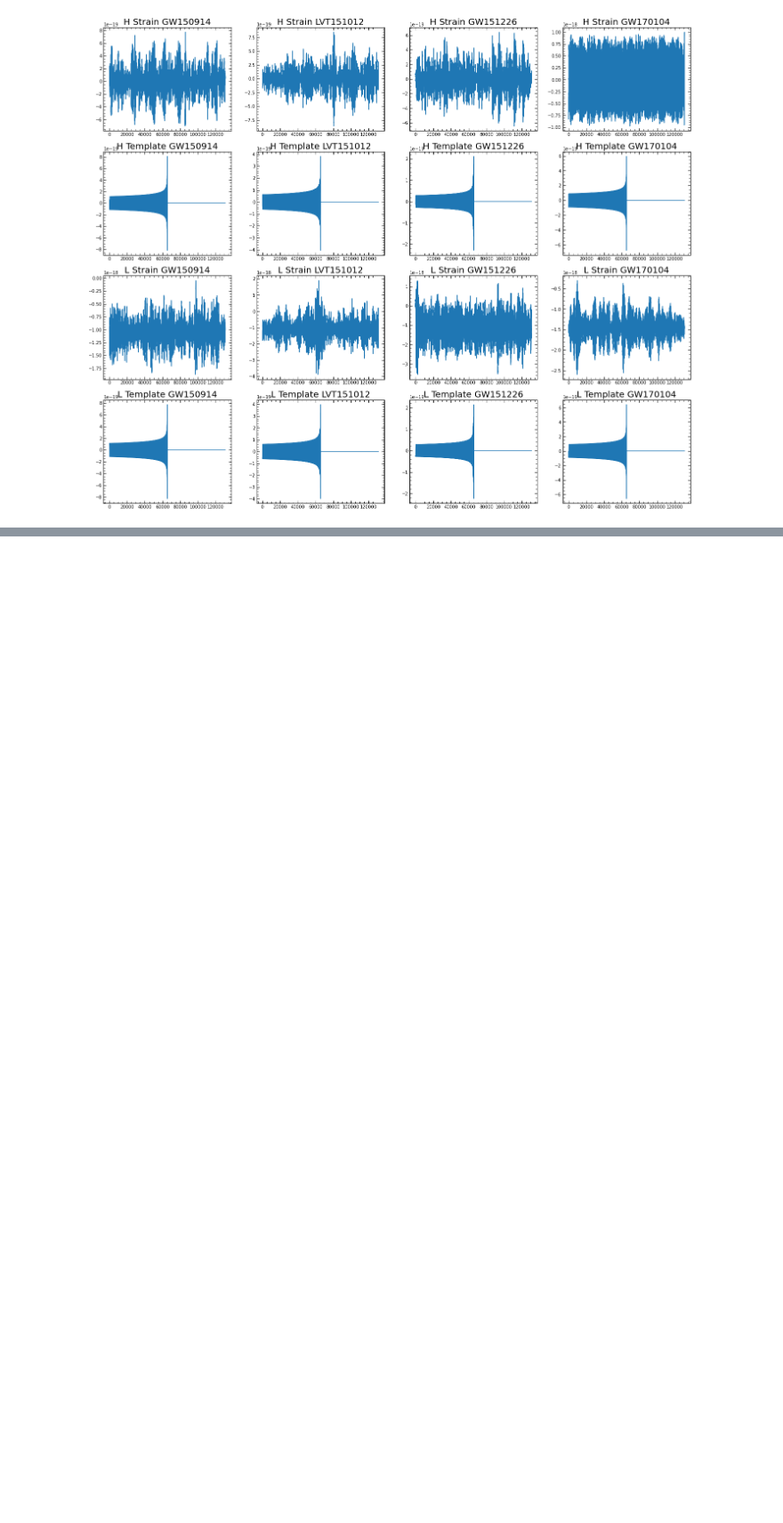
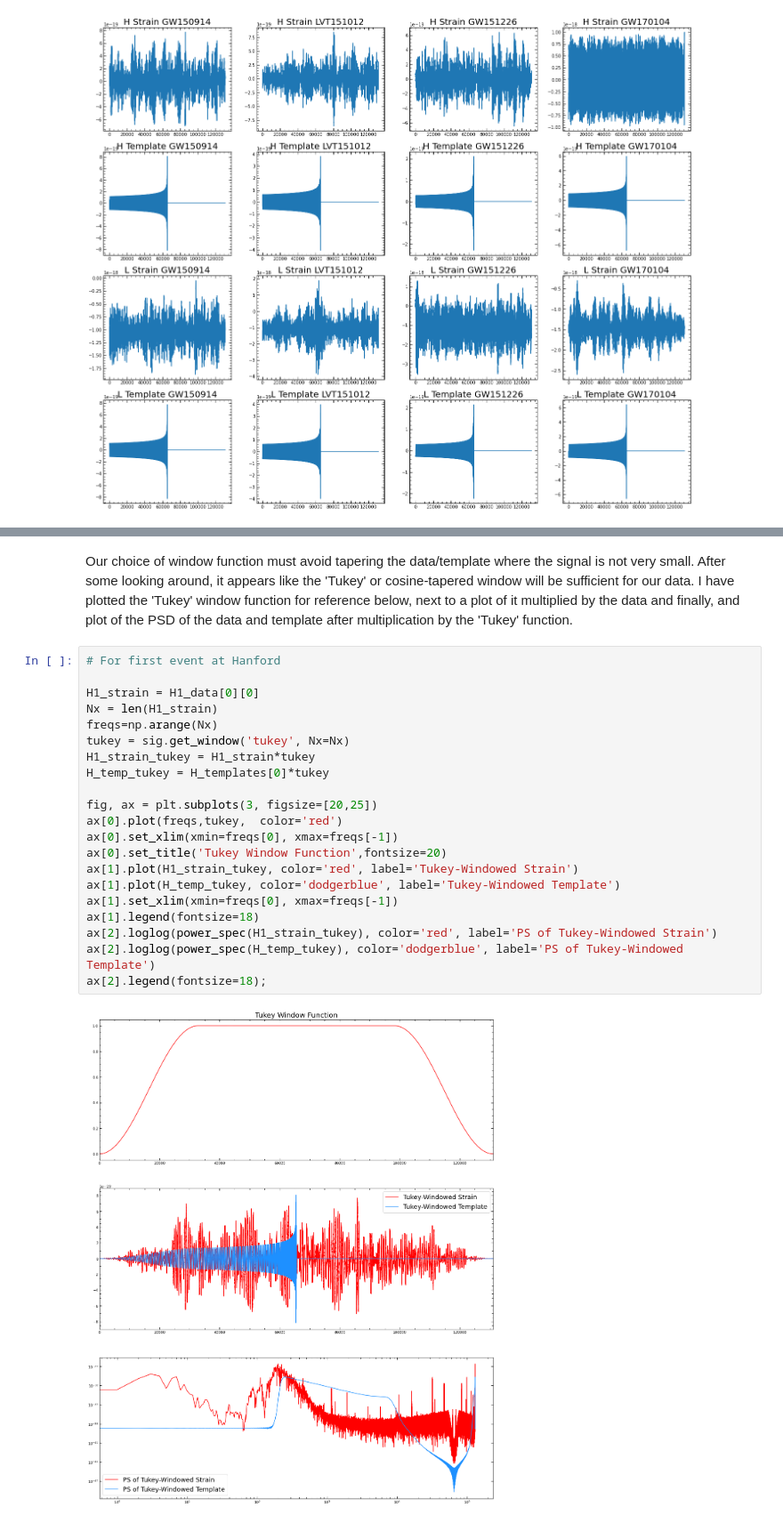
Before and after one commit to kenj19/PHYS512, a Jupyter notebook: PS6/ps6.ipynb, the cells around one changed output, grey strips where cells are left out. Shown at 89% size. Drawn from its saved outputs; the diff is of its cells as text; blank space fills up the shorter version.

```diff
--- a/PS6/ps6.ipynb
+++ b/PS6/ps6.ipynb
@@ -108,0 +120,25 @@ Clearly, the data is very spikey, especially at larger frequencies, so we can tr
+# %% [markdown]
+Our choice of window function must avoid tapering the data/template where the signal is not very small. After some looking around, it appears like the 'Tukey' or cosine-tapered window will be sufficient for our data. I have plotted the 'Tukey' window function for reference below, next to a plot of it multiplied by the data and finally, and plot of the PSD of the data and template after multiplication by the 'Tukey' function.
+# %%
+# For first event at Hanford
+
+H1_strain = H1_data[0][0]
+Nx = len(H1_strain)
+freqs=np.arange(Nx)
+tukey = sig.get_window('tukey', Nx=Nx)
+H1_strain_tukey = H1_strain*tukey
+H_temp_tukey = H_templates[0]*tukey
+
+fig, ax = plt.subplots(3, figsize=[20,25])
+ax[0].plot(freqs,tukey,  color='red')
+ax[0].set_xlim(xmin=freqs[0], xmax=freqs[-1])
+ax[0].set_title('Tukey Window Function',fontsize=20)
+ax[1].plot(H1_strain_tukey, color='red', label='Tukey-Windowed Strain')
+ax[1].plot(H_temp_tukey, color='dodgerblue', label='Tukey-Windowed Template')
+ax[1].set_xlim(xmin=freqs[0], xmax=freqs[-1])
+ax[1].legend(fontsize=18)
+ax[2].loglog(power_spec(H1_strain_tukey), color='red', label='PS of Tukey-Windowed Strain')
+ax[2].loglog(power_spec(H_temp_tukey), color='dodgerblue', label='PS of Tukey-Windowed Template')
+ax[2].legend(fontsize=18);
+# %% [output]
+[figure, added]
```
Also changed, not shown: parts of 20 cells of this notebook.
